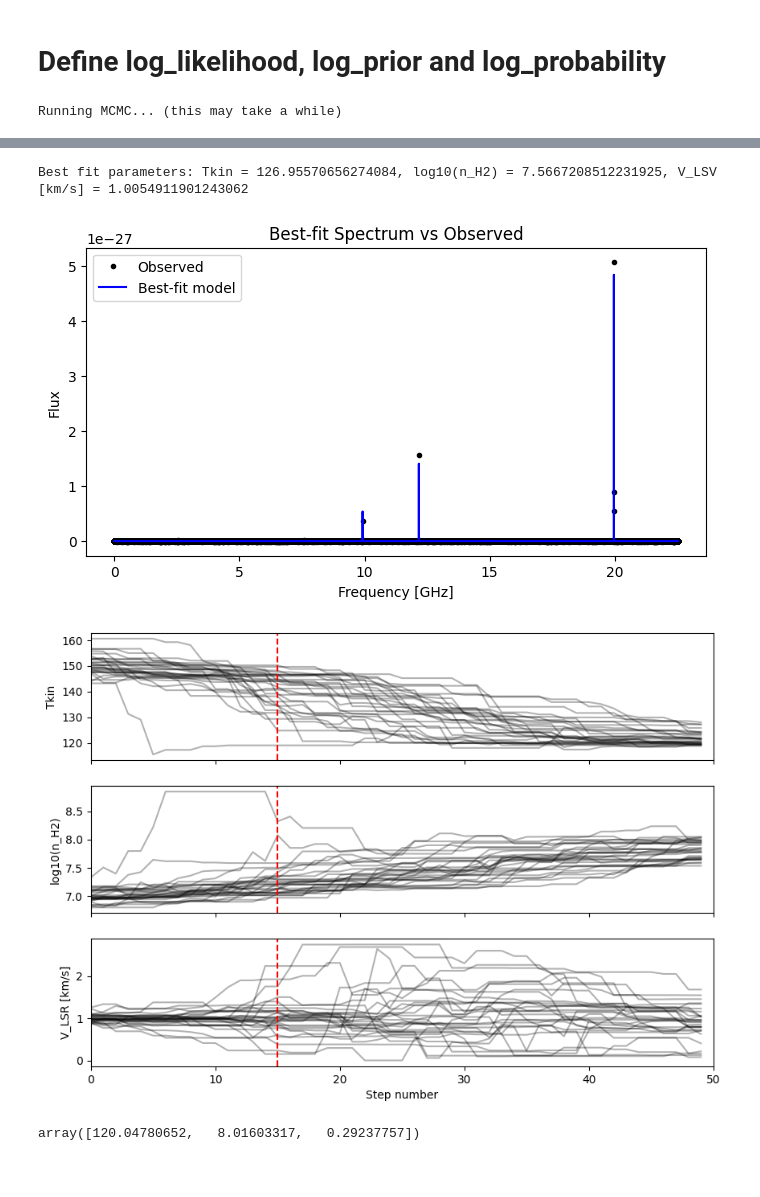
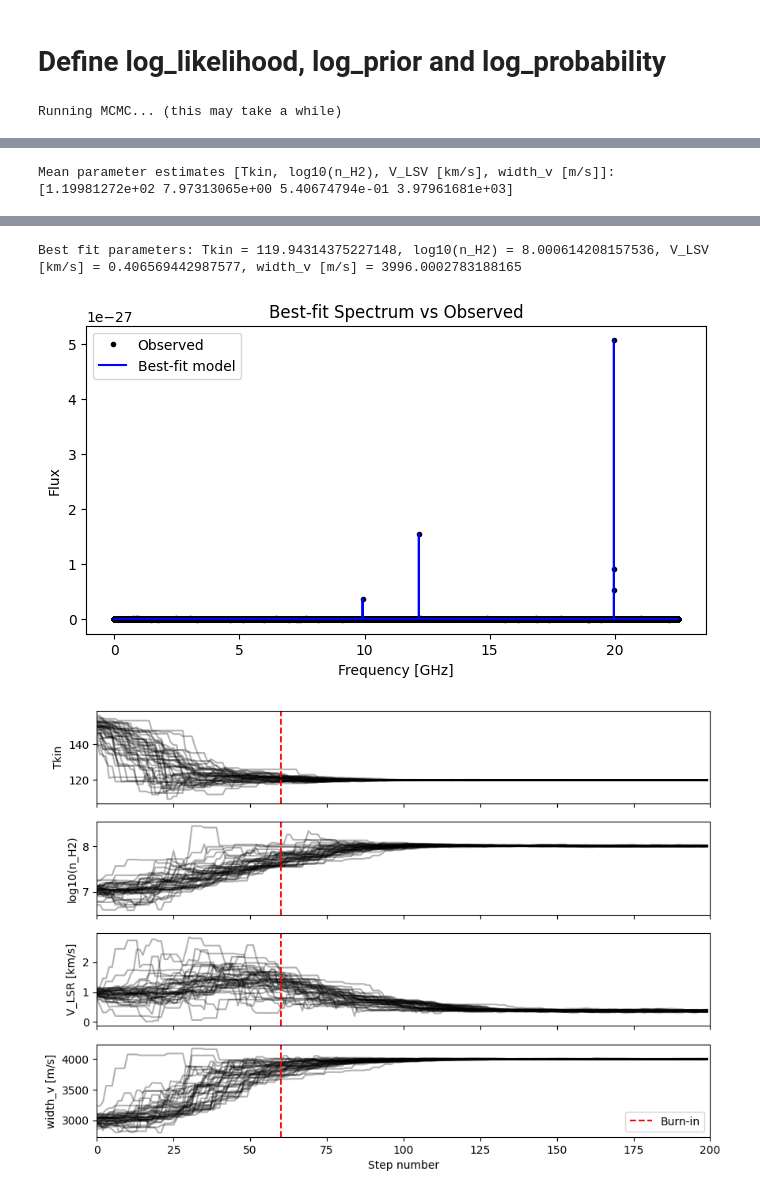
Before and after one commit to aleksej-rodano/phas0052_project, a Jupyter notebook: mcmc_and_radex.ipynb, the cells around one changed output, grey strips where cells are left out. Saved outputs shown, nothing was run; the diff lists cells and outputs as text; code cells hidden in the pictures.

Commit message:
implemented width_v in mcmc

```diff
--- a/mcmc_and_radex.ipynb
+++ b/mcmc_and_radex.ipynb
@@ -331,13 +268,14 @@ def simulate_spectrum_from_params(Tkin_candidate, log_n_H2_candidate, V_LSR, deb
 # %%
 # Define multiple sets of parameters
-parameter_sets = [(130, 7, 1), (130, 7, 300), (130, 7, 50)]
+# parameter_sets = [(130, 7, 1), (130, 7, 300), (130, 7, 50)]
+parameter_sets = [(130, 7, 1, 4000000)]
 # parameter_sets = [(130, 7, 1)]
 
 # Plot all spectra
 plt.figure(figsize=(10, 6))
-for Tkin_candidate, log_n_H2_candidate, nu_offsets in parameter_sets:
-    spec = simulate_spectrum_from_params(Tkin_candidate, log_n_H2_candidate, nu_offsets)
-    plt.plot(x / constants.giga, spec, label=f"Tkin={Tkin_candidate}, log_n_H2={log_n_H2_candidate}, nu_offset={nu_offsets}")
+for Tkin_candidate, log_n_H2_candidate, nu_offsets, width_v_test in parameter_sets:
+    spec = simulate_spectrum_from_params(Tkin_candidate, log_n_H2_candidate, nu_offsets, width_v_test)
+    plt.plot(x / constants.giga, spec, label=f"Tkin={Tkin_candidate}, log_n_H2={log_n_H2_candidate}, nu_offset={nu_offsets}, width_v={width_v_test}")
 
 plt.xlabel("Frequency [GHz]")
 plt.ylabel(r"Flux [W/m^2]")
@@ -352,19 +290,19 @@ plt.show()
 # Define log_likelihood, log_prior and log_probability
 # %%
 def log_likelihood_radex(theta, x, y, yerr):
-    Tkin_candidate, log_n_H2_candidate, offsets_candidate = theta
+    Tkin_candidate, log_n_H2_candidate, vlsr_candidate, width_v_candidate = theta
     # print(f"Evaluating log_likelihood with theta: {theta}")
-    model = simulate_spectrum_from_params(Tkin_candidate, log_n_H2_candidate, offsets_candidate)
+    model = simulate_spectrum_from_params(Tkin_candidate, log_n_H2_candidate, vlsr_candidate, width_v_candidate)
     log_likelihood_value = -0.5 * np.sum(((y - model) / yerr) ** 2)
     # print(f"log_likelihood: {log_likelihood_value}")
     return log_likelihood_value
 
 
 def log_prior(theta):
-    Tkin_candidate, log_n_H2_candidate, offsets_candidate = theta
-    # print(f"Checking log_prior with Tkin_candidate={Tkin_candidate}, log_n_H2_candidate={log_n_H2_candidate}, offsets_candidate={offsets_candidate}")
+    Tkin_candidate, log_n_H2_candidate, vlsr_candidate, width_v_candidate = theta
+    # print(f"Checking log_prior with Tkin_candidate={Tkin_candidate}, log_n_H2_candidate={log_n_H2_candidate}, vlsr_candidate={vlsr_candidate}")
 
-    if 20 < Tkin_candidate < 300 and 5 < log_n_H2_candidate < 9 and 0 < offsets_candidate < 3:
+    if 20 < Tkin_candidate < 300 and 5 < log_n_H2_candidate < 9 and 0 < vlsr_candidate < 3 and 500 < width_v_candidate < 5000:
         return 0.0
     return -np.inf
 
@@ -386,18 +324,20 @@ pos = []
 initial_tkin = 150
 initial_log_n_H2 = 7
 initial_offset = 1
-initial = np.array([initial_tkin, initial_log_n_H2, initial_offset])
+initial_width_v = 3000
+
+initial = np.array([initial_tkin, initial_log_n_H2, initial_offset, initial_width_v])
 
 ndim = len(initial)
-nwalkers = 30
+nwalkers = 40
 # Define noise levels for each parameter
-noise_levels = np.array([5, 0.1, 0.1])  # Adjust these values as needed
+noise_levels = np.array([5, 0.1, 0.1, 50])  # Adjust these values as needed
 
 # Initialize walkers in a small Gaussian ball around the initial guess
 pos = initial + noise_levels * np.random.randn(nwalkers, ndim)
 
 print("Running MCMC... (this may take a while)")
-nsteps = 50
+nsteps = 200
 sampler = emcee.EnsembleSampler(nwalkers, ndim, log_probability, args=(x, observed_spectrum, noise_std_observed))
 with tqdm(total=nsteps, desc="MCMC Sampling", unit="step") as pbar:
     for result in sampler.sample(pos, iterations=nsteps, progress=False):  # Disable emcee's built-in progress bar
@@ -406,11 +346,13 @@ with tqdm(total=nsteps, desc="MCMC Sampling", unit="step") as pbar:
 # Discard burn-in and flatten the chain
 burnin = int(0.3 * nsteps)
 samples = sampler.get_chain(discard=burnin, flat=True)
-print("Mean parameter estimates [Tkin, log10(n_H2), offsets]:")
+print("Mean parameter estimates [Tkin, log10(n_H2), V_LSV [km/s], width_v [m/s]]:")
 print(np.mean(samples, axis=0))
 
 # Create a corner plot for the posterior samples
-fig_corner = corner.corner(samples, labels=["Tkin", "log10(n_H2)", "offsets"], truths=[Tkin, observed_spectrum_n_collider, V_LSR])
+fig_corner = corner.corner(
+    samples, labels=["Tkin", "log10(n_H2)", "V_LSV [km/s]", "width_v [m/s]"], truths=[Tkin, observed_spectrum_n_collider, V_LSR, width_v]
+)
 
 # Add initial guess
 corner.overplot_lines(fig_corner, initial, color="red", linestyle="--")
@@ -418,11 +360,11 @@ corner.overplot_points(fig_corner, initial[None], marker="o", color="red")
 plt.show()
 
 # Plot the best-fit model vs the observed spectrum
-Tkin_best, log_n_H2_best, nu_offset_best = np.median(samples, axis=0)
-model_best = simulate_spectrum_from_params(Tkin_best, log_n_H2_best, nu_offset_best)
+Tkin_best, log_n_H2_best, nu_offset_best, width_v_best = np.median(samples, axis=0)
+model_best = simulate_spectrum_from_params(Tkin_best, log_n_H2_best, nu_offset_best, width_v_best)
 
 # print the best fit parameters
-print(f"Best fit parameters: Tkin = {Tkin_best}, log10(n_H2) = {log_n_H2_best}, V_LSV [km/s] = {nu_offset_best}")
+print(f"Best fit parameters: Tkin = {Tkin_best}, log10(n_H2) = {log_n_H2_best}, V_LSV [km/s] = {nu_offset_best}, width_v [m/s] = {width_v_best}")
 
 plt.figure(figsize=(8, 4))
 plt.plot(x / constants.giga, observed_spectrum, "k.", label="Observed")
@@ -436,14 +378,15 @@ plt.show()
 # Plot trace plots for each parameter
 fig, axes = plt.subplots(ndim, figsize=(10, 7), sharex=True)
 samples = sampler.get_chain()
-labels = ["Tkin", "log10(n_H2)", "V_LSR [km/s]"]
+labels = ["Tkin", "log10(n_H2)", "V_LSR [km/s]", "width_v [m/s]"]
 for i in range(ndim):
     ax = axes[i]
     ax.plot(samples[:, :, i], "k", alpha=0.3)
-    ax.axvline(burnin, color="r", linestyle="--,", label="Burn-in")
+    ax.axvline(burnin, color="r", linestyle="--", label="Burn-in")
     ax.set_xlim(0, len(samples))
     ax.set_ylabel(labels[i])
 axes[-1].set_xlabel("Step number")
+plt.legend()
 plt.show()
 # %% [output]
 Running MCMC... (this may take a while)
@@ -451,0 +399,2 @@ Mean parameter estimates [Tkin, log10(n_H2), offsets]:
+Mean parameter estimates [Tkin, log10(n_H2), V_LSV [km/s], width_v [m/s]]:
+[1.19981272e+02 7.97313065e+00 5.40674794e-01 3.97961681e+03]
@@ -453,8 +402,3 @@ Mean parameter estimates [Tkin, log10(n_H2), offsets]:
-Best fit parameters: Tkin = 126.95570656274084, log10(n_H2) = 7.5667208512231925, V_LSV [km/s] = 1.0054911901243062
+Best fit parameters: Tkin = 119.94314375227148, log10(n_H2) = 8.000614208157536, V_LSV [km/s] = 0.406569442987577, width_v [m/s] = 3996.0002783188165
 [figure]
-[figure, old version]
+[figure, new version]
-# %%
-samples = sampler.flatchain
-samples[np.argmax(sampler.flatlnprobability)]
-# %% [output]
-array([120.04780652,   8.01603317,   0.29237757])
```
Also changed, not shown: parts of 8 cells of this notebook.
